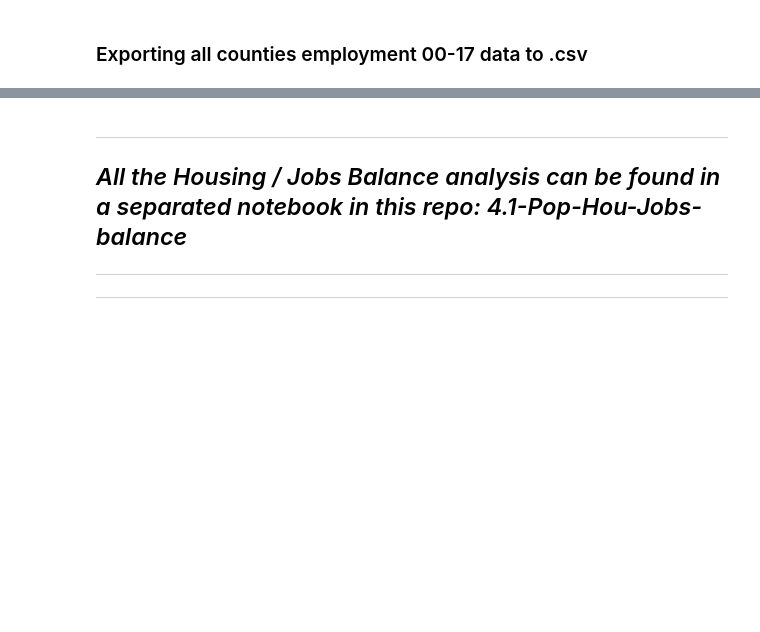
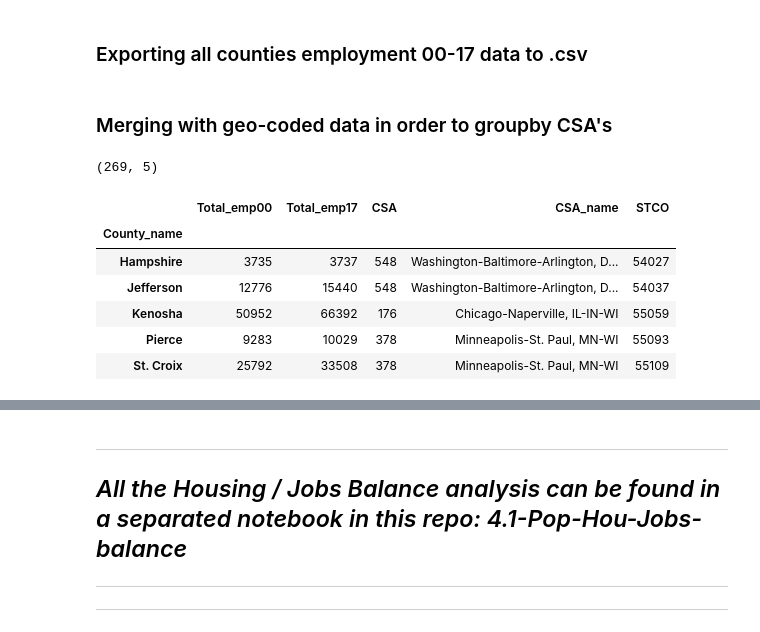
Before and after one commit to NYCPlanning/rp-USmetros_comparison, a Jupyter notebook: 4-EMPLOYMENT_BLS-QCEW10-17.ipynb, the cells around one changed output, grey strips where cells are left out. Cells and saved outputs as stored; diff of their text form; code cells hidden in the pictures; blank space fills up the shorter version.

```diff
--- a/4-EMPLOYMENT_BLS-QCEW10-17.ipynb
+++ b/4-EMPLOYMENT_BLS-QCEW10-17.ipynb
@@ -348,3 +348,20 @@ dtype: object
 ### Exporting all counties employment 00-17 data to .csv
 # %%
 JobsCO.to_csv('exports/Jobs00-17CO.csv')
+# %% [markdown]
+### Merging with geo-coded data in order to groupby CSA's
+# %%
+JobsCO_CSA = JobsCO.iloc[:,:-2].merge(geo, left_index=True,
+                                right_on='STCO').set_index('County_name')
+
+print(JobsCO_CSA.shape)
+JobsCO_CSA.tail()
+# %% [output]
+(269, 5)
+|  | Total_emp00 | Total_emp17 | CSA | CSA_name | STCO |
+| County_name |  |  |  |  |  |
+| Hampshire | 3735 | 3737 | 548 | Washington-Baltimore-Arlington, D... | 54027 |
+| Jefferson | 12776 | 15440 | 548 | Washington-Baltimore-Arlington, D... | 54037 |
+| Kenosha | 50952 | 66392 | 176 | Chicago-Naperville, IL-IN-WI | 55059 |
+| Pierce | 9283 | 10029 | 378 | Minneapolis-St. Paul, MN-WI | 55093 |
+| St. Croix | 25792 | 33508 | 378 | Minneapolis-St. Paul, MN-WI | 55109 |
```
Also changed, not shown: parts of 12 cells of this notebook, 3 other files.
